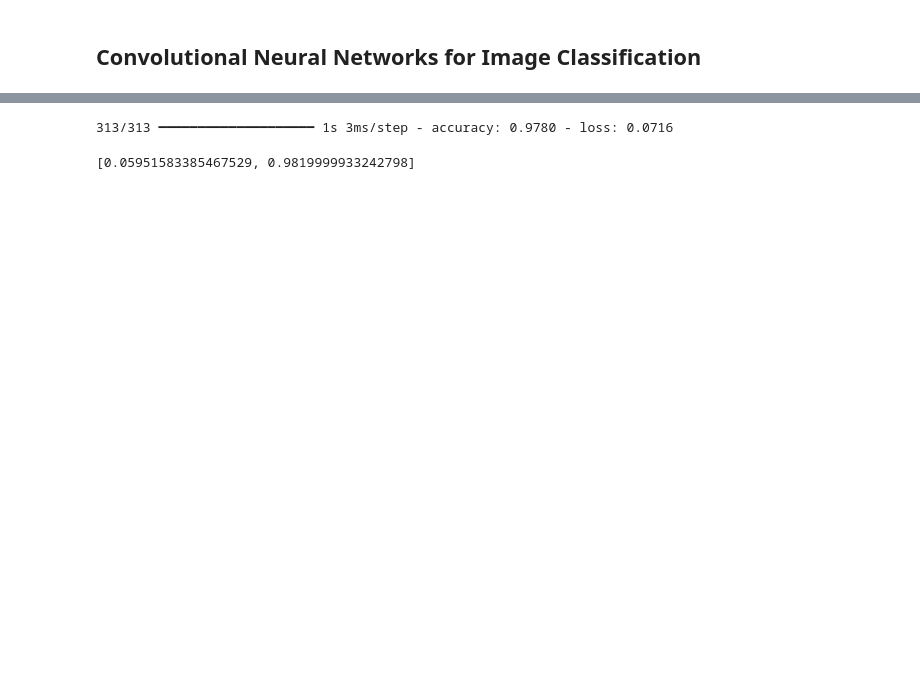
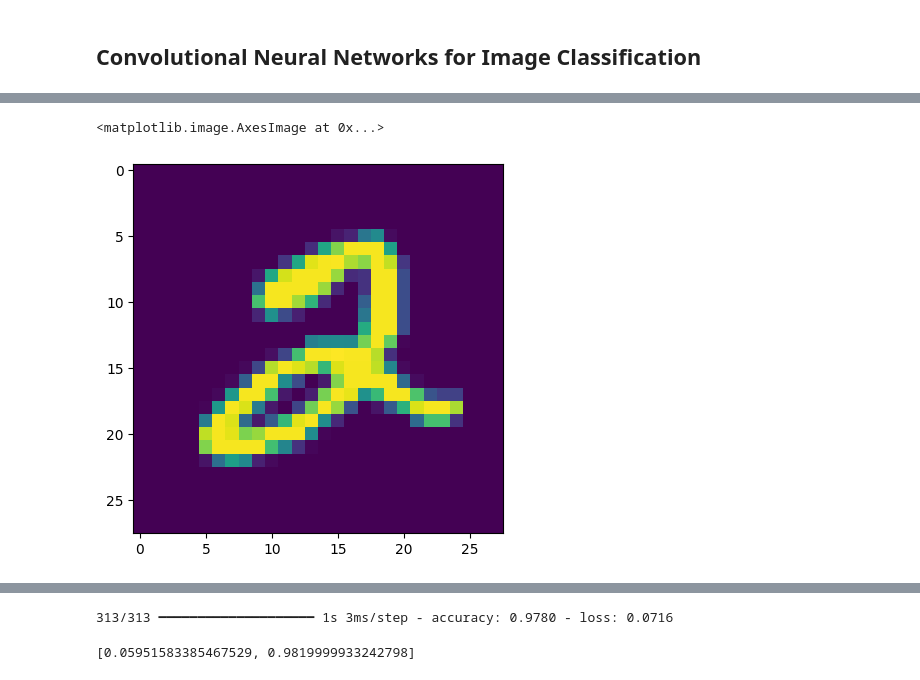
Before and after one commit to NRP-sys/tensorFlowPlayground, a Jupyter notebook: ConvNN_ImgClass.ipynb, the cells around one changed output, grey strips where cells are left out. Cells and saved outputs as stored; diff of their text form; code cells hidden in the pictures; blank space fills up the shorter version.

```diff
--- a/ConvNN_ImgClass.ipynb
+++ b/ConvNN_ImgClass.ipynb
@@ -18,3 +15,8 @@ Downloading data from https://storage.googleapis.com/tensorflow/tf-keras-dataset
+# %%
+plt.imshow(X_train[5])
+# %% [output]
+<matplotlib.image.AxesImage at 0x...>
+[figure, added]
 # %%
 X_train=X_train.astype('float32') /255.0
 X_test=X_test.astype('float32') /255.0
```
Also changed, not shown: parts of 16 cells of this notebook.
